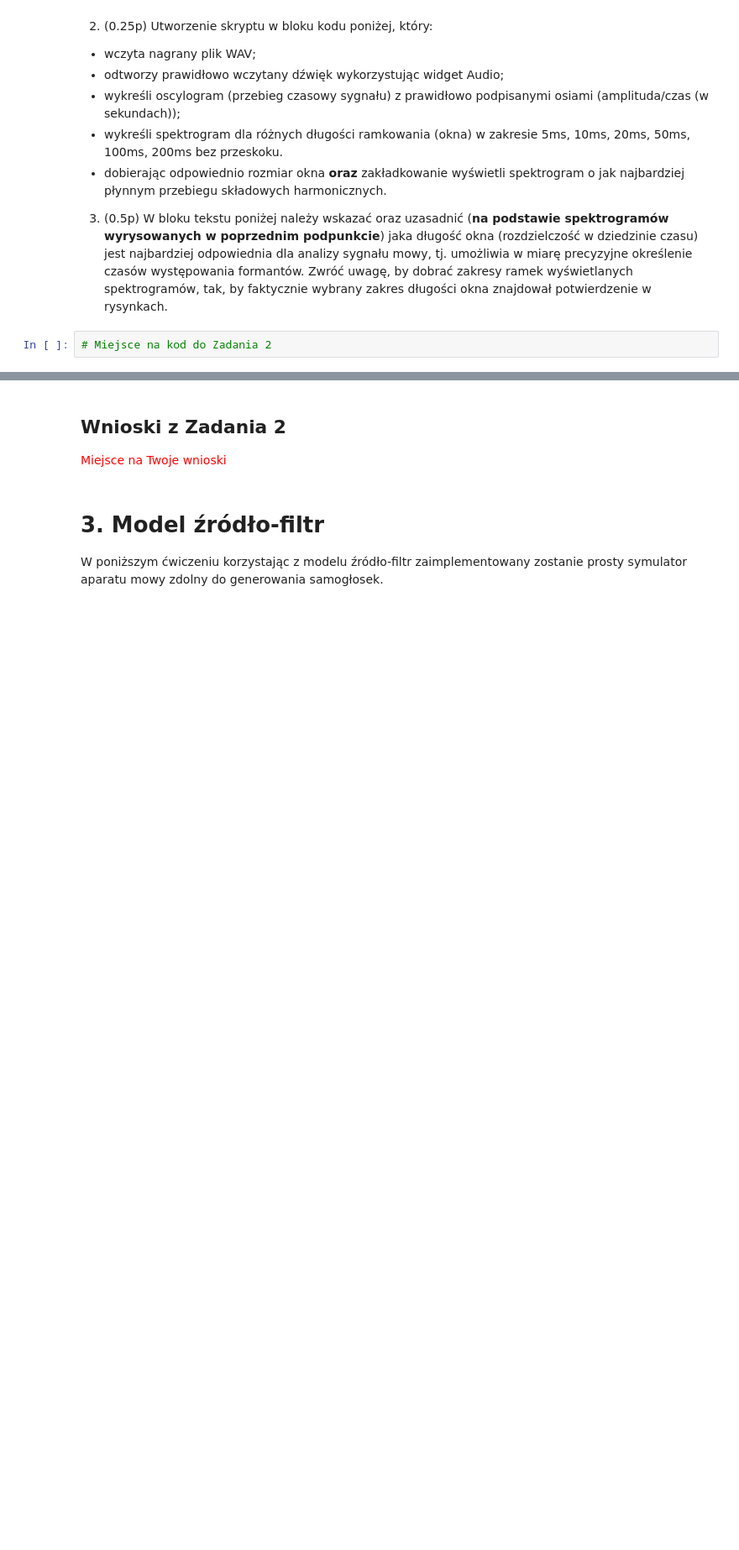
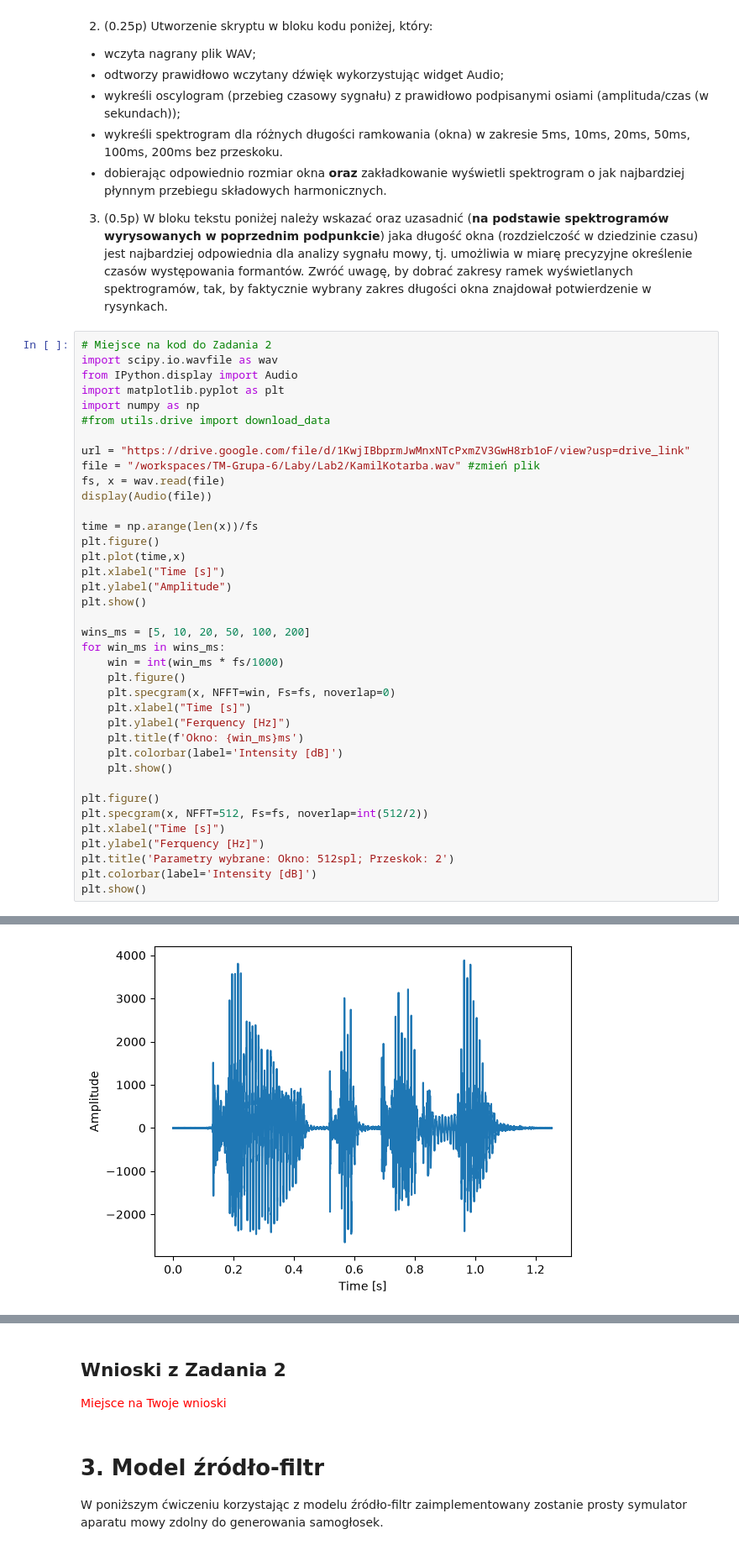
Before and after one commit to engelberd/TM-Grupa-6, a Jupyter notebook: Laby/Lab2/tm_lab2.ipynb, the cells around one changed output, grey strips where cells are left out. Shown at 84% size. Cells and saved outputs as stored; diff of their text form; blank space fills up the shorter version.

```diff
--- a/Laby/Lab2/tm_lab2.ipynb
+++ b/Laby/Lab2/tm_lab2.ipynb
@@ -111,5 +111,42 @@ Przykład na potrzeby zajęć: https://galaxy.agh.edu.pl/~witkow/audio/example_p
 * wykreśli spektrogram dla różnych długości ramkowania (okna) w zakresie 5ms, 10ms, 20ms, 50ms, 100ms, 200ms bez przeskoku.
 * dobierając odpowiednio rozmiar okna **oraz** zakładkowanie wyświetli spektrogram o jak najbardziej płynnym przebiegu składowych harmonicznych.
 3. (0.5p) W bloku tekstu poniżej należy wskazać oraz uzasadnić (**na podstawie spektrogramów wyrysowanych w poprzednim podpunkcie**) jaka długość okna (rozdzielczość w dziedzinie czasu) jest najbardziej odpowiednia dla analizy sygnału mowy, tj. umożliwia w miarę precyzyjne określenie czasów występowania formantów. Zwróć uwagę, by dobrać zakresy ramek wyświetlanych spektrogramów, tak, by faktycznie wybrany zakres długości okna znajdował potwierdzenie w rysynkach.
-# %%
-# Miejsce na kod do Zadania 2
+# %%
+# Miejsce na kod do Zadania 2
+import scipy.io.wavfile as wav
+from IPython.display import Audio
+import matplotlib.pyplot as plt
+import numpy as np
+#from utils.drive import download_data
+
+url = "https://drive.google.com/file/d/1KwjIBbprmJwMnxNTcPxmZV3GwH8rb1oF/view?usp=drive_link"
+file = "/workspaces/TM-Grupa-6/Laby/Lab2/KamilKotarba.wav" #zmień plik
+fs, x = wav.read(file)
+display(Audio(file))
+
+time = np.arange(len(x))/fs
+plt.figure()
+plt.plot(time,x)
+plt.xlabel("Time [s]")
+plt.ylabel("Amplitude")
+plt.show()
+
+wins_ms = [5, 10, 20, 50, 100, 200]
+for win_ms in wins_ms:
+    win = int(win_ms * fs/1000)
+    plt.figure()
+    plt.specgram(x, NFFT=win, Fs=fs, noverlap=0)
+    plt.xlabel("Time [s]")
+    plt.ylabel("Ferquency [Hz]")
+    plt.title(f'Okno: {win_ms}ms')
+    plt.colorbar(label='Intensity [dB]')
+    plt.show()
+
+plt.figure()
+plt.specgram(x, NFFT=512, Fs=fs, noverlap=int(512/2))
+plt.xlabel("Time [s]")
+plt.ylabel("Ferquency [Hz]")
+plt.title('Parametry wybrane: Okno: 512spl; Przeskok: 2')
+plt.colorbar(label='Intensity [dB]')
+plt.show()
+# %% [output]
@@ -115,0 +154 @@ Przykład na potrzeby zajęć: https://galaxy.agh.edu.pl/~witkow/audio/example_p
+[figure, added]
```
Also changed, not shown: parts of 5 cells of this notebook.
